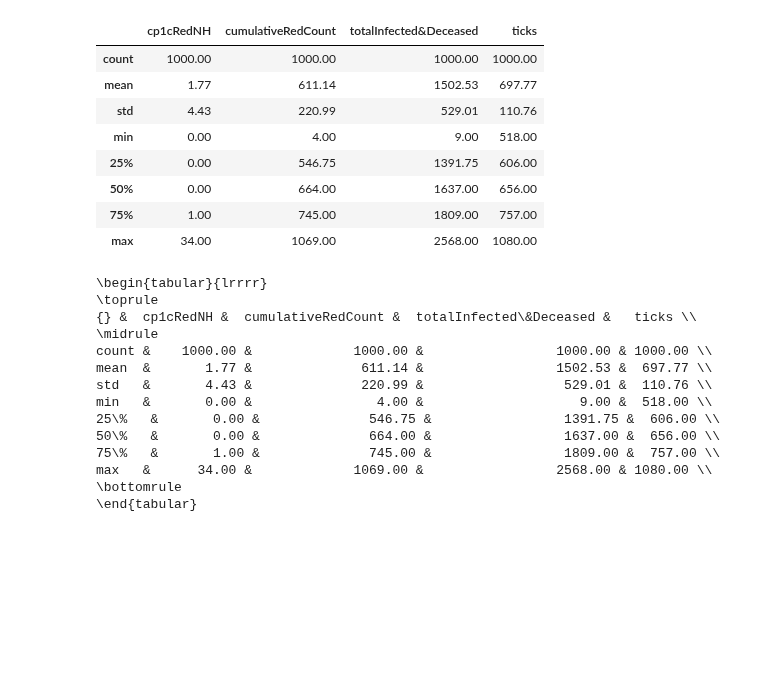
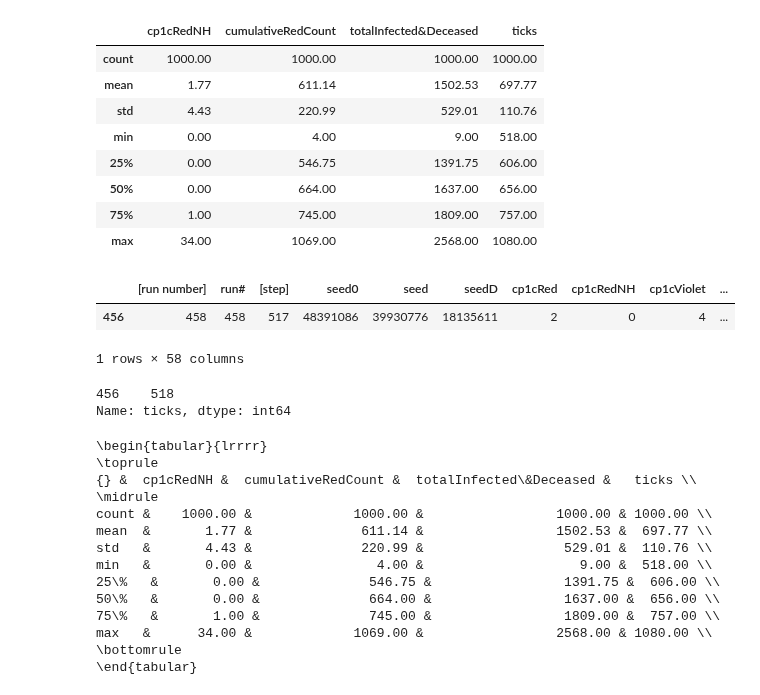
Before and after one commit to terna/readSIsaR_BatchResults, a Jupyter notebook: readRunResults1kStableSeedsCPoints_basicControlB_schoolOpenSeptOctControlFebRelaxChangingWorldNew4Start_plusHMlog.ipynb, the cells around one changed output. Drawn from its saved outputs; the diff is of its cells as text; code cells hidden in the pictures; blank space fills up the shorter version.

```diff
--- a/readRunResults1kStableSeedsCPoints_basicControlB_schoolOpenSeptOctControlFebRelaxChangingWorldNew4Start_plusHMlog.ipynb
+++ b/readRunResults1kStableSeedsCPoints_basicControlB_schoolOpenSeptOctControlFebRelaxChangingWorldNew4Start_plusHMlog.ipynb
@@ -81,6 +89,18 @@ rundf[['cp1cRedNH','cumulativeRedCount','totalInfected&Deceased','ticks']].descr
 | 50% | 0.00 | 664.00 | 1637.00 | 656.00 |
 | 75% | 1.00 | 745.00 | 1809.00 | 757.00 |
 | max | 34.00 | 1069.00 | 2568.00 | 1080.00 |
+# %%
+### strange case, being the fourth start at 594
+rundf[rundf.ticks<576]
+# %% [output]
+|  | [run number] | run# | [step] | seed0 | seed | seedD | cp1cRed | cp1cRedNH | cp1cViolet | ... |
+| 456 | 458 | 458 | 517 | 48391086 | 39930776 | 18135611 | 2 | 0 | 4 | ... |
+1 rows × 58 columns
+# %%
+rundf[rundf.ticks<576]['ticks']
+# %% [output]
+456    518
+Name: ticks, dtype: int64
 # %%
 rLim=1200
 # %%
```
Also changed, not shown: parts of 1 cell of this notebook.
